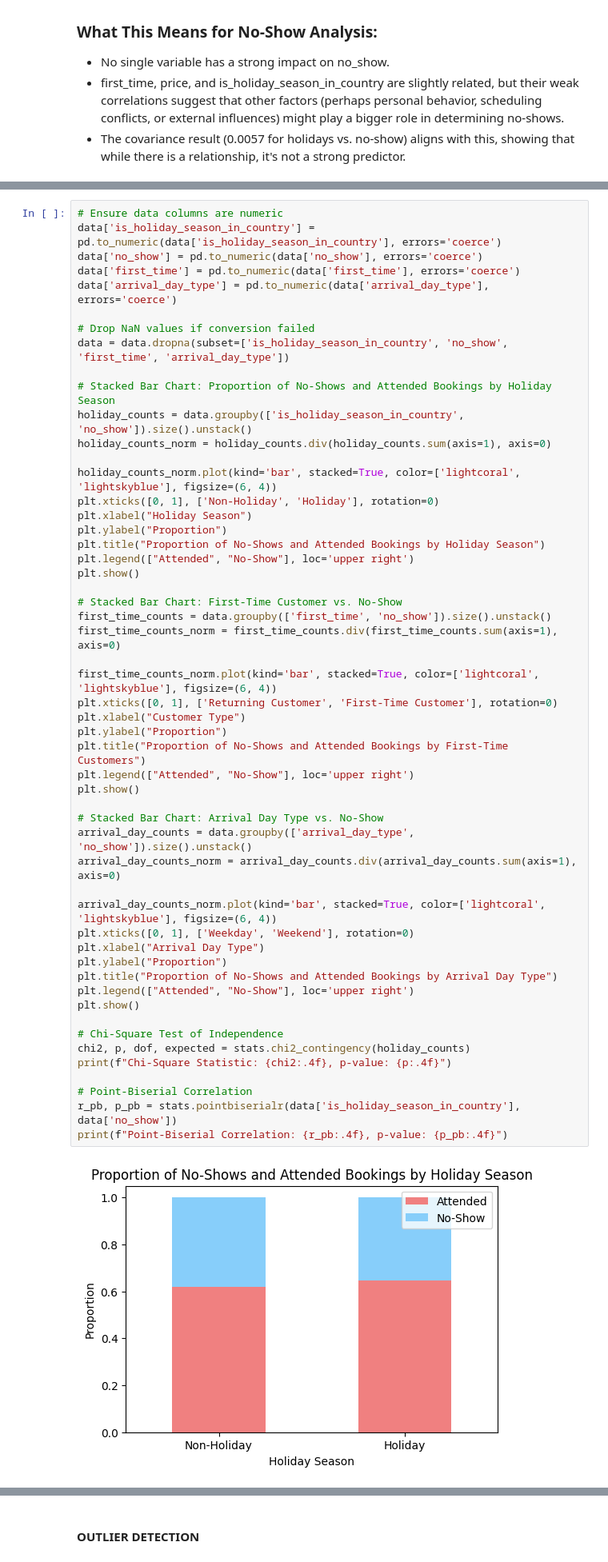
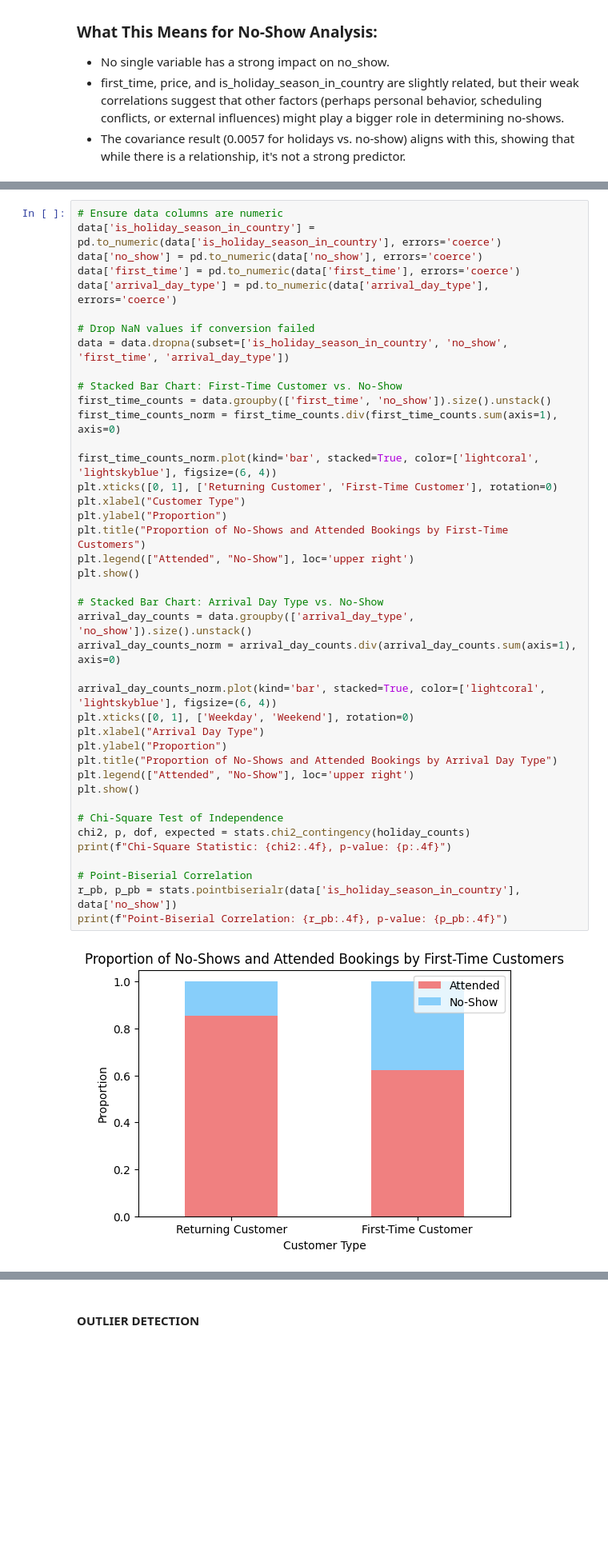
Before and after one commit to e-seet/inf2008ML, a Jupyter notebook: notebook-v2.ipynb, the cells around one changed output, grey strips where cells are left out. Shown at 80% size. Saved outputs shown, nothing was run; the diff lists cells and outputs as text; blank space fills up the shorter version.

Commit message:
removed duplicate graphs

```diff
--- a/notebook-v2.ipynb
+++ b/notebook-v2.ipynb
@@ -2103,49 +2031,37 @@ data['arrival_day_type'] = pd.to_numeric(data['arrival_day_type'], errors='coerc
 
 # Drop NaN values if conversion failed
 data = data.dropna(subset=['is_holiday_season_in_country', 'no_show', 'first_time', 'arrival_day_type'])
-
-# Stacked Bar Chart: Proportion of No-Shows and Attended Bookings by Holiday Season
-holiday_counts = data.groupby(['is_holiday_season_in_country', 'no_show']).size().unstack()
-holiday_counts_norm = holiday_counts.div(holiday_counts.sum(axis=1), axis=0)
-
-holiday_counts_norm.plot(kind='bar', stacked=True, color=['lightcoral', 'lightskyblue'], figsize=(6, 4))
-plt.xticks([0, 1], ['Non-Holiday', 'Holiday'], rotation=0)
-plt.xlabel("Holiday Season")
-plt.ylabel("Proportion")
-plt.title("Proportion of No-Shows and Attended Bookings by Holiday Season")
-plt.legend(["Attended", "No-Show"], loc='upper right')
-plt.show()
 
 # Stacked Bar Chart: First-Time Customer vs. No-Show
 first_time_counts = data.groupby(['first_time', 'no_show']).size().unstack()
 first_time_counts_norm = first_time_counts.div(first_time_counts.sum(axis=1), axis=0)
 
 first_time_counts_norm.plot(kind='bar', stacked=True, color=['lightcoral', 'lightskyblue'], figsize=(6, 4))
 plt.xticks([0, 1], ['Returning Customer', 'First-Time Customer'], rotation=0)
 plt.xlabel("Customer Type")
 plt.ylabel("Proportion")
 plt.title("Proportion of No-Shows and Attended Bookings by First-Time Customers")
 plt.legend(["Attended", "No-Show"], loc='upper right')
 plt.show()
 
 # Stacked Bar Chart: Arrival Day Type vs. No-Show
 arrival_day_counts = data.groupby(['arrival_day_type', 'no_show']).size().unstack()
 arrival_day_counts_norm = arrival_day_counts.div(arrival_day_counts.sum(axis=1), axis=0)
 
 arrival_day_counts_norm.plot(kind='bar', stacked=True, color=['lightcoral', 'lightskyblue'], figsize=(6, 4))
 plt.xticks([0, 1], ['Weekday', 'Weekend'], rotation=0)
 plt.xlabel("Arrival Day Type")
 plt.ylabel("Proportion")
 plt.title("Proportion of No-Shows and Attended Bookings by Arrival Day Type")
 plt.legend(["Attended", "No-Show"], loc='upper right')
 plt.show()
 
 # Chi-Square Test of Independence
 chi2, p, dof, expected = stats.chi2_contingency(holiday_counts)
 print(f"Chi-Square Statistic: {chi2:.4f}, p-value: {p:.4f}")
 
 # Point-Biserial Correlation
 r_pb, p_pb = stats.pointbiserialr(data['is_holiday_season_in_country'], data['no_show'])
 print(f"Point-Biserial Correlation: {r_pb:.4f}, p-value: {p_pb:.4f}")
 # %% [output]
-[figure, old version]
+[figure, new version]
```
Also changed, not shown: parts of 26 cells of this notebook.
